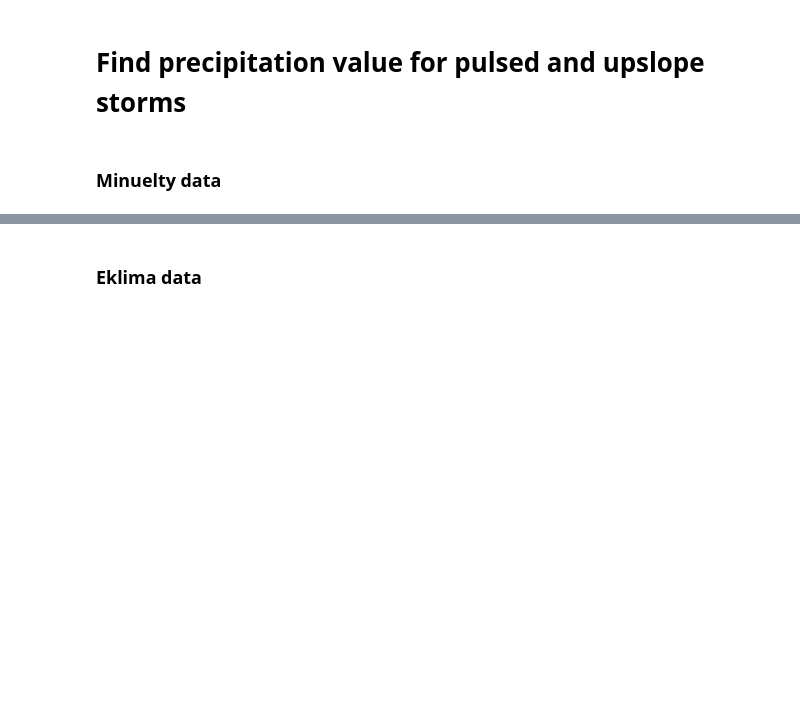
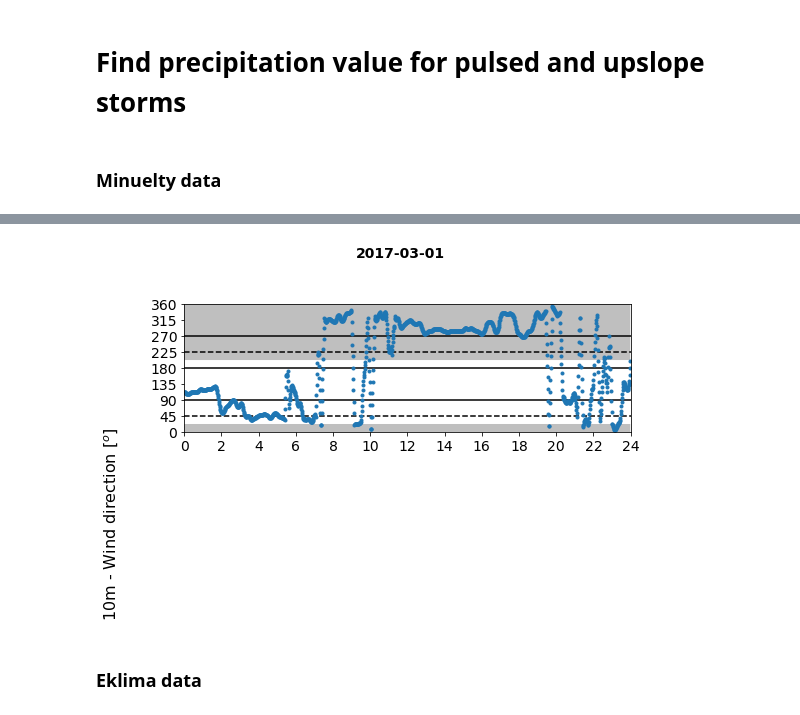
Before and after one commit to franzihe/research_Haukeli, a Jupyter notebook: Weathermast/find_windregime_precip_amount.ipynb, the cells around one changed output, grey strips where cells are left out. Drawn from its saved outputs; the diff is of its cells as text; code cells hidden in the pictures; blank space fills up the shorter version.

```diff
--- a/Weathermast/find_windregime_precip_amount.ipynb
+++ b/Weathermast/find_windregime_precip_amount.ipynb
@@ -272,27 +283,33 @@ np.nansum(obs_diff[20161116][westerly[int(year+month+day)] ,:])
 # %%
-        fig = plt.figure(figsize=(8,8))
+year = '2017'
+month = '03'
+day = '01'
 
-        fig.text(.0, .5, '10m - Wind direction [$^{o}$]', ha='center', va='center', rotation='vertical', fontsize = 16)
+fig = plt.figure(figsize=(8,8))
 
-        ax1 = fig.add_subplot(311)
-        ax1.plot(obs_wind_dir_rolling[20161116][:,:],'.')
-        ax1.hlines(270,0,obs_wind_dir_rolling[20161116].shape[0])
-        ax1.hlines(180,0,obs_wind_dir_rolling[20161116].shape[0])
-        ax1.hlines(90,0,obs_wind_dir_rolling[20161116].shape[0])
-        ax1.hlines(45,0,obs_wind_dir_rolling[20161116].shape[0], linestyles='dashed')
-        ax1.hlines(225,0,obs_wind_dir_rolling[20161116].shape[0], linestyles='dashed')
+fig.text(.0, .5, '10m - Wind direction [$^{o}$]', ha='center', va='center', rotation='vertical', fontsize = 16)
 
-        ax1.fill_between(np.arange(obs_wind_dir_rolling[20161116].shape[0]), 202.5, 360,  facecolor='gray', alpha=0.5)
-        ax1.fill_between(np.arange(obs_wind_dir_rolling[20161116].shape[0]), 0, 22.5,  facecolor='gray', alpha=0.5)
+ax1 = fig.add_subplot(311)
+ax1.plot(obs_wind_dir_rolling[int(year+month+day)][:,:],'.')
+ax1.hlines(270,0,obs_wind_dir_rolling[int(year+month+day)].shape[0])
+ax1.hlines(180,0,obs_wind_dir_rolling[int(year+month+day)].shape[0])
+ax1.hlines(90,0,obs_wind_dir_rolling[int(year+month+day)].shape[0])
+ax1.hlines(45,0,obs_wind_dir_rolling[int(year+month+day)].shape[0], linestyles='dashed')
+ax1.hlines(225,0,obs_wind_dir_rolling[int(year+month+day)].shape[0], linestyles='dashed')
 
-        ax1.set_xlim([0, obs_wind_dir_rolling[20161116].shape[0]-1])
-        ax1.set_ylim([0, 360])
-        ax1.set_xticks(np.arange(0,obs_wind_dir_rolling[20161116].shape[0]+120,120))
-        ax1.set_xticklabels([0, 2, 4, 6, 8, 10, 12, 14, 16, 18, 20, 22, 24 ])
-        ax1.set_yticks(np.arange(0,405,45))
-        fig.suptitle("%s-%s-%s" %(year,month,day), fontsize=14,fontweight='bold')
-        ax1.tick_params(labelsize=14)
-        plt.show()
+ax1.fill_between(np.arange(obs_wind_dir_rolling[int(year+month+day)].shape[0]), 202.5, 360,  facecolor='gray', alpha=0.5)
+ax1.fill_between(np.arange(obs_wind_dir_rolling[int(year+month+day)].shape[0]), 0, 22.5,  facecolor='gray', alpha=0.5)
+
+ax1.set_xlim([0, obs_wind_dir_rolling[int(year+month+day)].shape[0]-1])
+ax1.set_ylim([0, 360])
+ax1.set_xticks(np.arange(0,obs_wind_dir_rolling[int(year+month+day)].shape[0]+120,120))
+ax1.set_xticklabels([0, 2, 4, 6, 8, 10, 12, 14, 16, 18, 20, 22, 24 ])
+ax1.set_yticks(np.arange(0,405,45))
+fig.suptitle("%s-%s-%s" %(year,month,day), fontsize=14,fontweight='bold')
+ax1.tick_params(labelsize=14)
+plt.show()
+# %% [output]
+[figure, added]
 # %%
 for seconds in westerly:
     m, s = divmod(seconds, 60)
```
Also changed, not shown: parts of 8 cells of this notebook.
